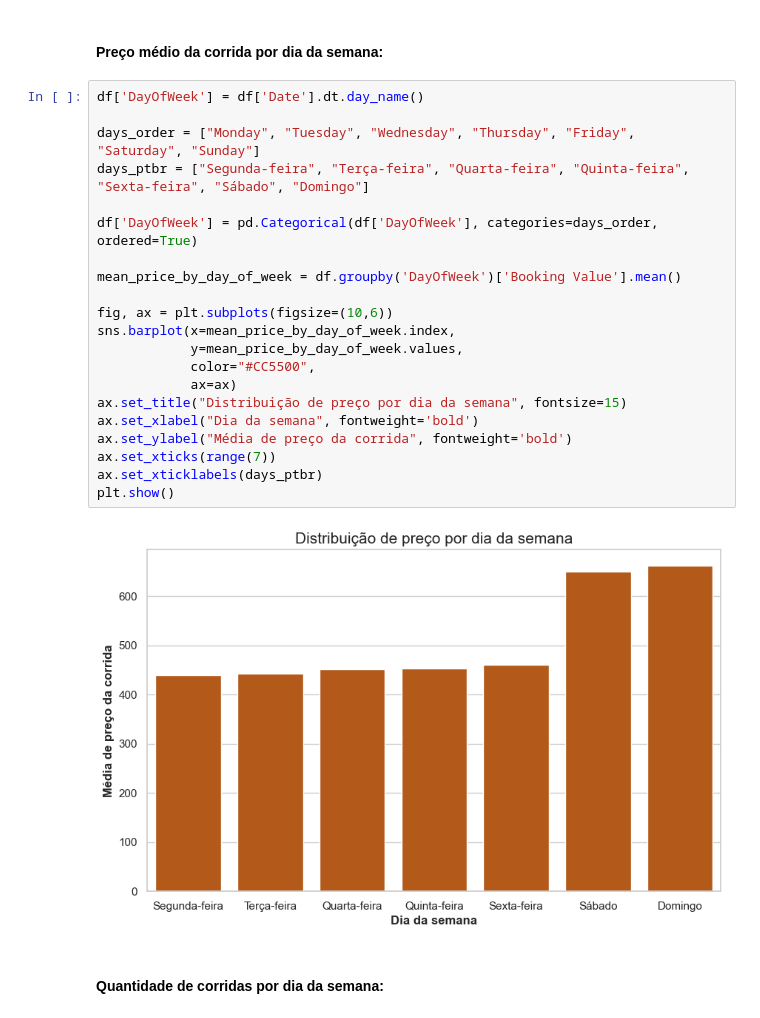
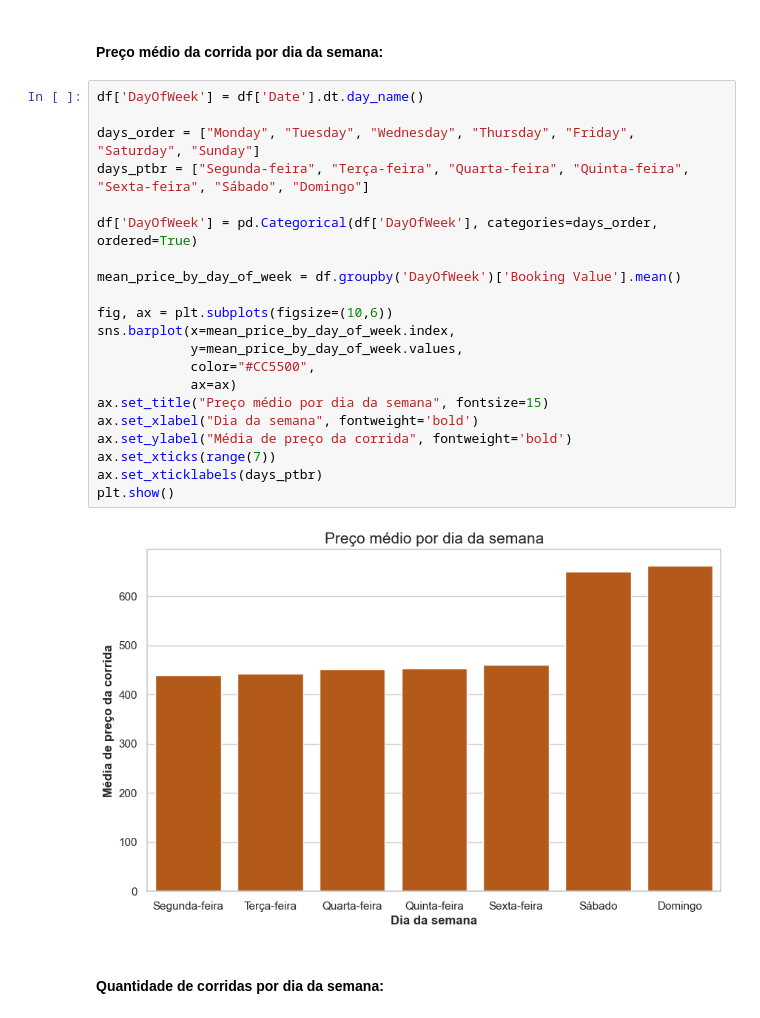
Before and after one commit to FelipeQue/SCTEC-desafio-opcional-ia, a Jupyter notebook: uber_analysis.ipynb, the cells around one changed output. Saved outputs shown, nothing was run; the diff lists cells and outputs as text.

```diff
--- a/uber_analysis.ipynb
+++ b/uber_analysis.ipynb
@@ -163,26 +163,26 @@ plt.show()
 # %%
 df['DayOfWeek'] = df['Date'].dt.day_name()
 
 days_order = ["Monday", "Tuesday", "Wednesday", "Thursday", "Friday", "Saturday", "Sunday"]
 days_ptbr = ["Segunda-feira", "Terça-feira", "Quarta-feira", "Quinta-feira", "Sexta-feira", "Sábado", "Domingo"]
 
 df['DayOfWeek'] = pd.Categorical(df['DayOfWeek'], categories=days_order, ordered=True)
 
 mean_price_by_day_of_week = df.groupby('DayOfWeek')['Booking Value'].mean()
 
 fig, ax = plt.subplots(figsize=(10,6))
 sns.barplot(x=mean_price_by_day_of_week.index,
             y=mean_price_by_day_of_week.values,
             color="#CC5500",
             ax=ax)
-ax.set_title("Distribuição de preço por dia da semana", fontsize=15)
+ax.set_title("Preço médio por dia da semana", fontsize=15)
 ax.set_xlabel("Dia da semana", fontweight='bold')
 ax.set_ylabel("Média de preço da corrida", fontweight='bold')
 ax.set_xticks(range(7))
 ax.set_xticklabels(days_ptbr)
 plt.show()
 # %% [output]
-[figure, old version]
+[figure, new version]
 # %% [markdown]
 #### Quantidade de corridas por dia da semana:
 # %%
```
Also changed, not shown: parts of 4 cells of this notebook, 1 other file.
